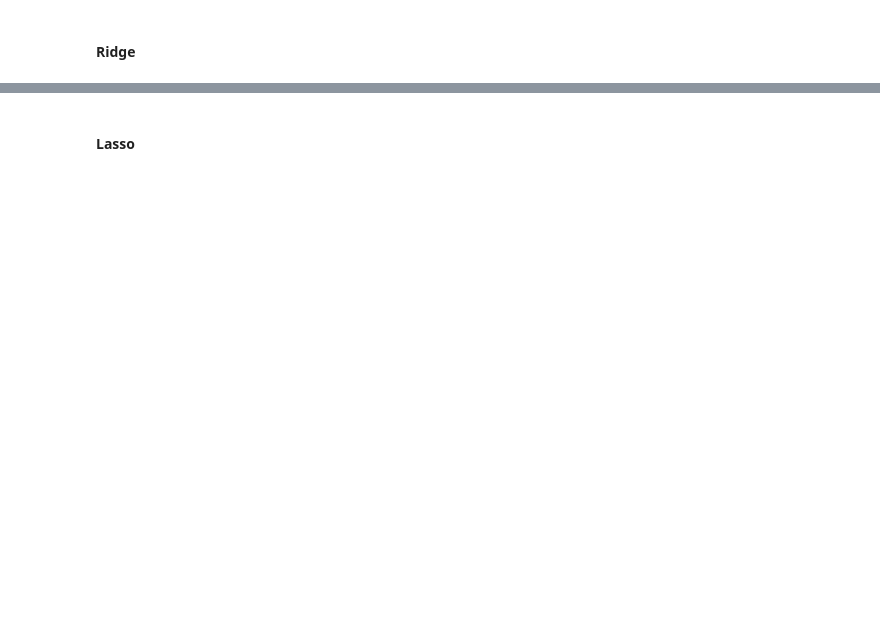
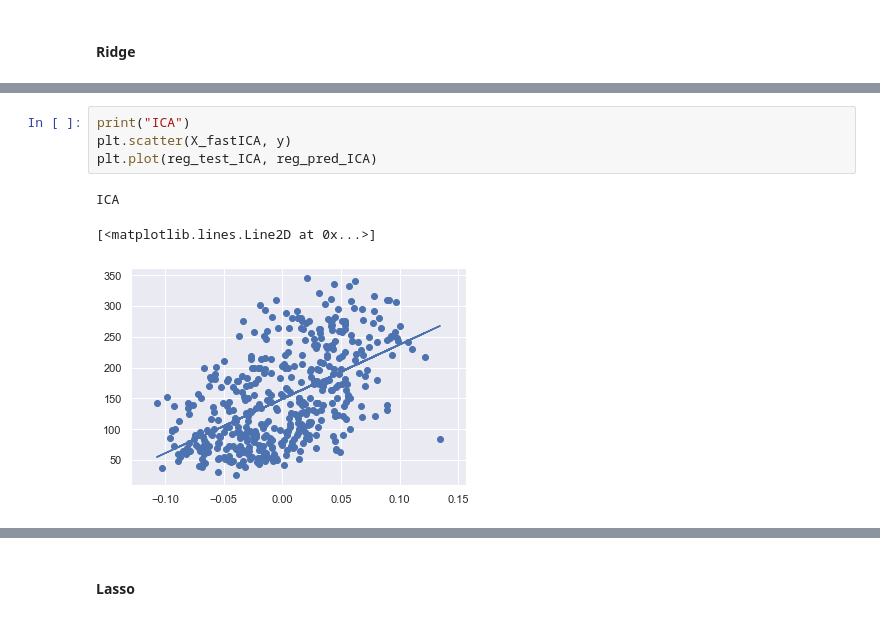
Before and after one commit to jeffersonpdp/ProgramacaoEstruturada, a Jupyter notebook: Lab_3/Jefferson_Paiva_Lab_3.ipynb, the cells around one changed output, grey strips where cells are left out. Drawn from its saved outputs; the diff is of its cells as text; blank space fills up the shorter version.

```diff
--- a/Lab_3/Jefferson_Paiva_Lab_3.ipynb
+++ b/Lab_3/Jefferson_Paiva_Lab_3.ipynb
@@ -365,0 +370,8 @@ Ridge_pred_tsne = y_pred
+# %%
+print("ICA")
+plt.scatter(X_fastICA, y)
+plt.plot(reg_test_ICA, reg_pred_ICA)
+# %% [output]
+ICA
+[<matplotlib.lines.Line2D at 0x...>]
+[figure, added]
```
Also changed, not shown: parts of 75 cells of this notebook.
